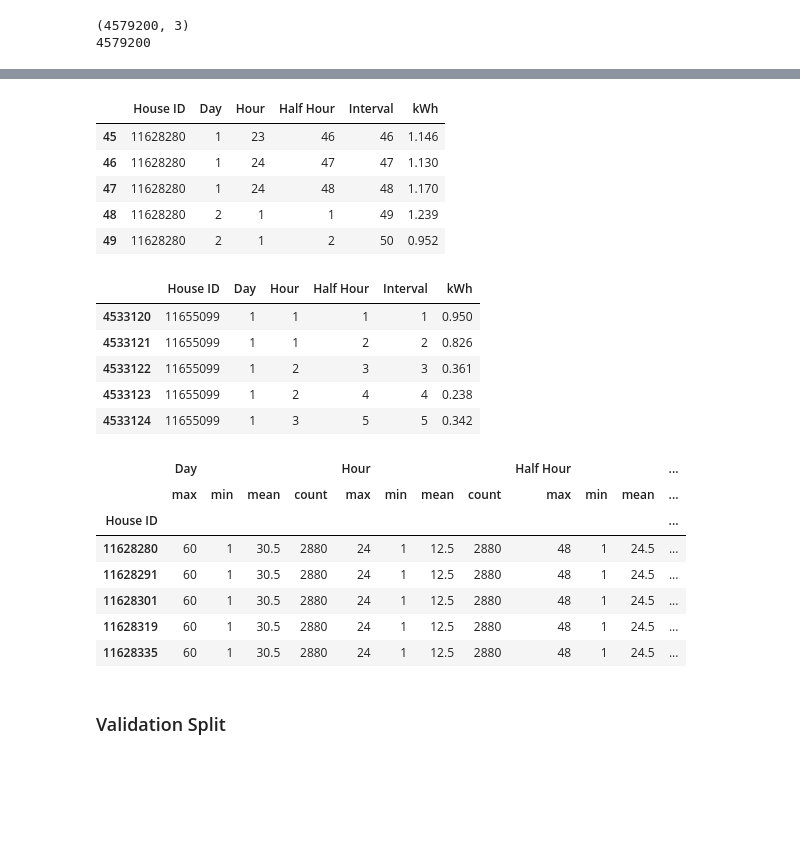
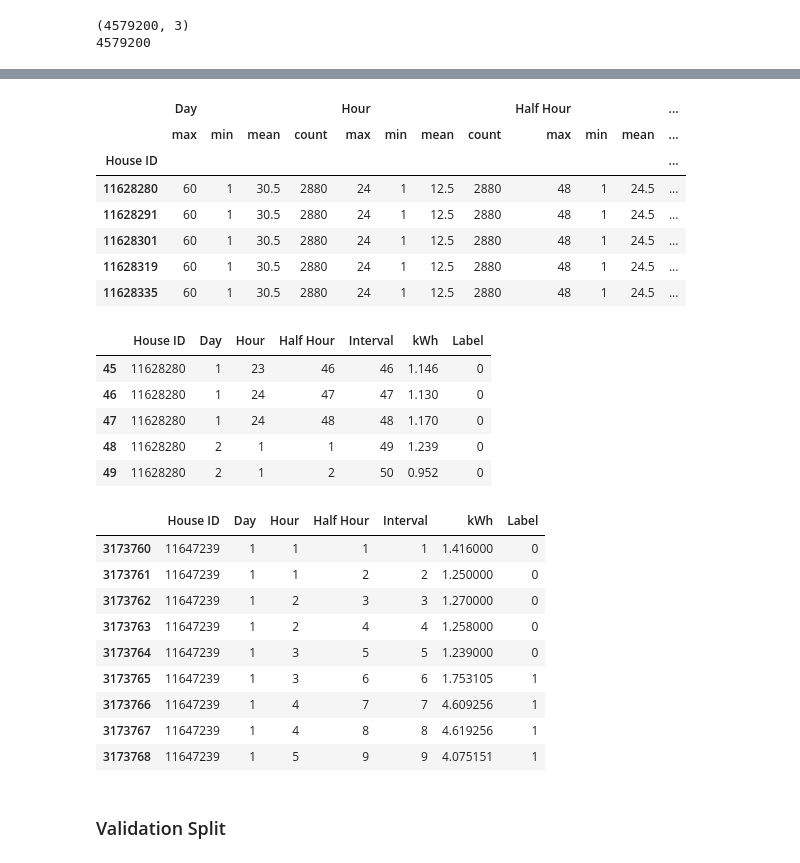
Before and after one commit to torenunez/udacity-mlnd-capstone, a Jupyter notebook: ev-capstone.ipynb, the cells around one changed output, grey strips where cells are left out. Drawn from its saved outputs; the diff is of its cells as text; code cells hidden in the pictures; blank space fills up the shorter version.

Commit message:
train test split complete

```diff
--- a/ev-capstone.ipynb
+++ b/ev-capstone.ipynb
@@ -54,0 +47,8 @@ ev_train_pivot[ev_train_pivot['House ID']==11655099].head()
+# %%
+ev_train_labels_pivot = ev_train_labels_raw.copy()
+ev_train_labels_pivot = pd.wide_to_long(ev_train_labels_pivot, stubnames='Interval_', i='House ID', j='label').reset_index()
+ev_train_labels_pivot.columns = ['House ID', 'Interval', 'Label']
+ev_train_labels_pivot['Interval'] = pd.to_numeric(ev_train_labels_pivot['Interval'], downcast='integer')
+ev_train_labels_pivot = ev_train_labels_pivot.sort_values(['House ID', 'Interval']).reset_index(drop=True)
+# %%
+ev_train_pivot_label = pd.concat([ev_train_pivot, ev_train_labels_pivot['Label']], axis=1)
@@ -67,6 +115,7 @@ temp_dim_df = pd.DataFrame.from_dict(temp_dim_dict)
 (4579200, 3)
 4579200
 # %%
-ev_train_pivot_temp = pd.concat([ev_train_pivot, temp_dim_df], axis=1)
-ev_train_pivot_temp_cols = ['House ID','Day','Hour','Half Hour','Interval', 'kWh']
-ev_train_pivot_temp = ev_train_pivot_temp[ev_train_pivot_temp_cols]
+ev_train_piv_lab_tmp = pd.concat([ev_train_pivot_label, temp_dim_df], axis=1)
+ev_train_piv_lab_tmp_cols = ['House ID','Day','Hour','Half Hour','Interval', 'kWh', 'Label']
+ev_train_piv_lab_tmp = ev_train_piv_lab_tmp[ev_train_piv_lab_tmp_cols]
+ev_train_piv_lab_tmp.head()
@@ -73,5 +129,5 @@ ev_train_pivot_temp = ev_train_pivot_temp[ev_train_pivot_temp_cols]
 # %%
-##Checking Temporal Concatenation (pd.merge was failing)
+##Checking Temporal Concatenation (pd.merge was failing due to memory limits?)
 
 check_aggs =['max', 'min','mean','count']
 
@@ -81,37 +137,42 @@ check_dict = {
     'Half Hour': check_aggs,
 }
 
-temp_merge_check_df = ev_train_pivot_temp.groupby('House ID').agg(check_dict)
+temp_merge_check_df = ev_train_piv_lab_tmp.groupby('House ID').agg(check_dict)
 
 unique_records = len(temp_merge_check_df.drop_duplicates())
 total_records = len(temp_merge_check_df)
 
 assert unique_records == 1, "Problem with temporal concatenation"
-assert total_records == 1590, "Problem with temporal concatenation"
 
-display(ev_train_pivot_temp.iloc[45:50,])
-display(ev_train_pivot_temp[ev_train_pivot_temp['House ID']==11655099].head())
 display(temp_merge_check_df.head())
 # %% [output]
-|  | House ID | Day | Hour | Half Hour | Interval | kWh |
-| 45 | 11628280 | 1 | 23 | 46 | 46 | 1.146 |
-| 46 | 11628280 | 1 | 24 | 47 | 47 | 1.130 |
-| 47 | 11628280 | 1 | 24 | 48 | 48 | 1.170 |
-| 48 | 11628280 | 2 | 1 | 1 | 49 | 1.239 |
-| 49 | 11628280 | 2 | 1 | 2 | 50 | 0.952 |
+|  | Day |  |  |  | Hour |  |  |  | Half Hour |  |  | ... |
+|  | max | min | mean | count | max | min | mean | count | max | min | mean | ... |
+| House ID |  |  |  |  |  |  |  |  |  |  |  | ... |
+| 11628280 | 60 | 1 | 30.5 | 2880 | 24 | 1 | 12.5 | 2880 | 48 | 1 | 24.5 | ... |
+| 11628291 | 60 | 1 | 30.5 | 2880 | 24 | 1 | 12.5 | 2880 | 48 | 1 | 24.5 | ... |
+| 11628301 | 60 | 1 | 30.5 | 2880 | 24 | 1 | 12.5 | 2880 | 48 | 1 | 24.5 | ... |
+| 11628319 | 60 | 1 | 30.5 | 2880 | 24 | 1 | 12.5 | 2880 | 48 | 1 | 24.5 | ... |
+| 11628335 | 60 | 1 | 30.5 | 2880 | 24 | 1 | 12.5 | 2880 | 48 | 1 | 24.5 | ... |
-|  | House ID | Day | Hour | Half Hour | Interval | kWh |
-| 4533120 | 11655099 | 1 | 1 | 1 | 1 | 0.950 |
-| 4533121 | 11655099 | 1 | 1 | 2 | 2 | 0.826 |
-| 4533122 | 11655099 | 1 | 2 | 3 | 3 | 0.361 |
-| 4533123 | 11655099 | 1 | 2 | 4 | 4 | 0.238 |
-| 4533124 | 11655099 | 1 | 3 | 5 | 5 | 0.342 |
-|  | Day |  |  |  | Hour |  |  |  | Half Hour |  |  | ... |
-|  | max | min | mean | count | max | min | mean | count | max | min | mean | ... |
-| House ID |  |  |  |  |  |  |  |  |  |  |  | ... |
-| 11628280 | 60 | 1 | 30.5 | 2880 | 24 | 1 | 12.5 | 2880 | 48 | 1 | 24.5 | ... |
-| 11628291 | 60 | 1 | 30.5 | 2880 | 24 | 1 | 12.5 | 2880 | 48 | 1 | 24.5 | ... |
-| 11628301 | 60 | 1 | 30.5 | 2880 | 24 | 1 | 12.5 | 2880 | 48 | 1 | 24.5 | ... |
-| 11628319 | 60 | 1 | 30.5 | 2880 | 24 | 1 | 12.5 | 2880 | 48 | 1 | 24.5 | ... |
-| 11628335 | 60 | 1 | 30.5 | 2880 | 24 | 1 | 12.5 | 2880 | 48 | 1 | 24.5 | ... |
+# %%
+display(ev_train_piv_lab_tmp.iloc[45:50,])
+display(ev_train_piv_lab_tmp[ev_train_piv_lab_tmp['House ID']==11647239].head(9))
+# %% [output]
+|  | House ID | Day | Hour | Half Hour | Interval | kWh | Label |
+| 45 | 11628280 | 1 | 23 | 46 | 46 | 1.146 | 0 |
+| 46 | 11628280 | 1 | 24 | 47 | 47 | 1.130 | 0 |
+| 47 | 11628280 | 1 | 24 | 48 | 48 | 1.170 | 0 |
+| 48 | 11628280 | 2 | 1 | 1 | 49 | 1.239 | 0 |
+| 49 | 11628280 | 2 | 1 | 2 | 50 | 0.952 | 0 |
+|  | House ID | Day | Hour | Half Hour | Interval | kWh | Label |
+| 3173760 | 11647239 | 1 | 1 | 1 | 1 | 1.416000 | 0 |
+| 3173761 | 11647239 | 1 | 1 | 2 | 2 | 1.250000 | 0 |
+| 3173762 | 11647239 | 1 | 2 | 3 | 3 | 1.270000 | 0 |
+| 3173763 | 11647239 | 1 | 2 | 4 | 4 | 1.258000 | 0 |
+| 3173764 | 11647239 | 1 | 3 | 5 | 5 | 1.239000 | 0 |
+| 3173765 | 11647239 | 1 | 3 | 6 | 6 | 1.753105 | 1 |
+| 3173766 | 11647239 | 1 | 4 | 7 | 7 | 4.609256 | 1 |
+| 3173767 | 11647239 | 1 | 4 | 8 | 8 | 4.619256 | 1 |
+| 3173768 | 11647239 | 1 | 5 | 9 | 9 | 4.075151 | 1 |
 # %% [markdown]
 ### Validation Split
```
Also changed, not shown: parts of 6 cells of this notebook.
